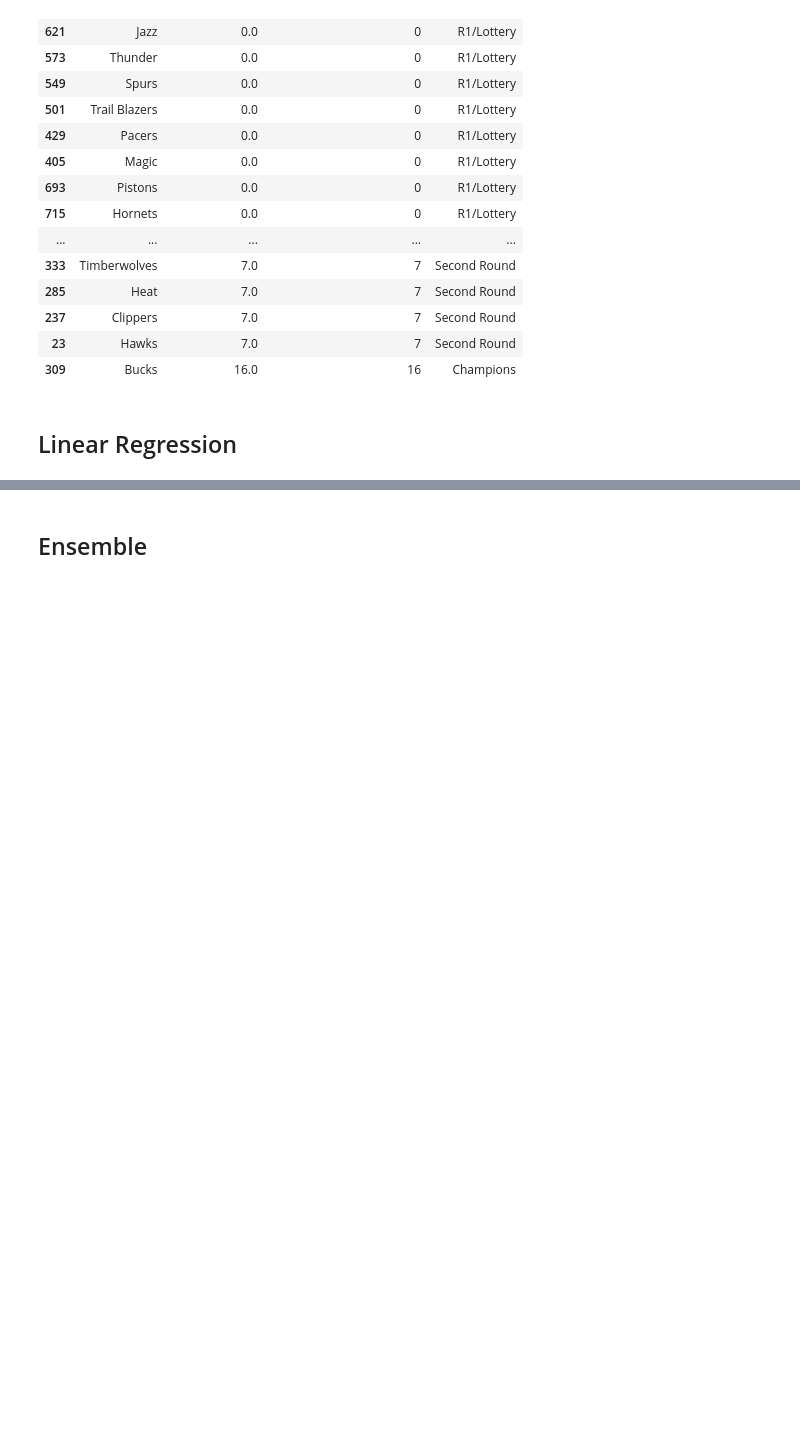
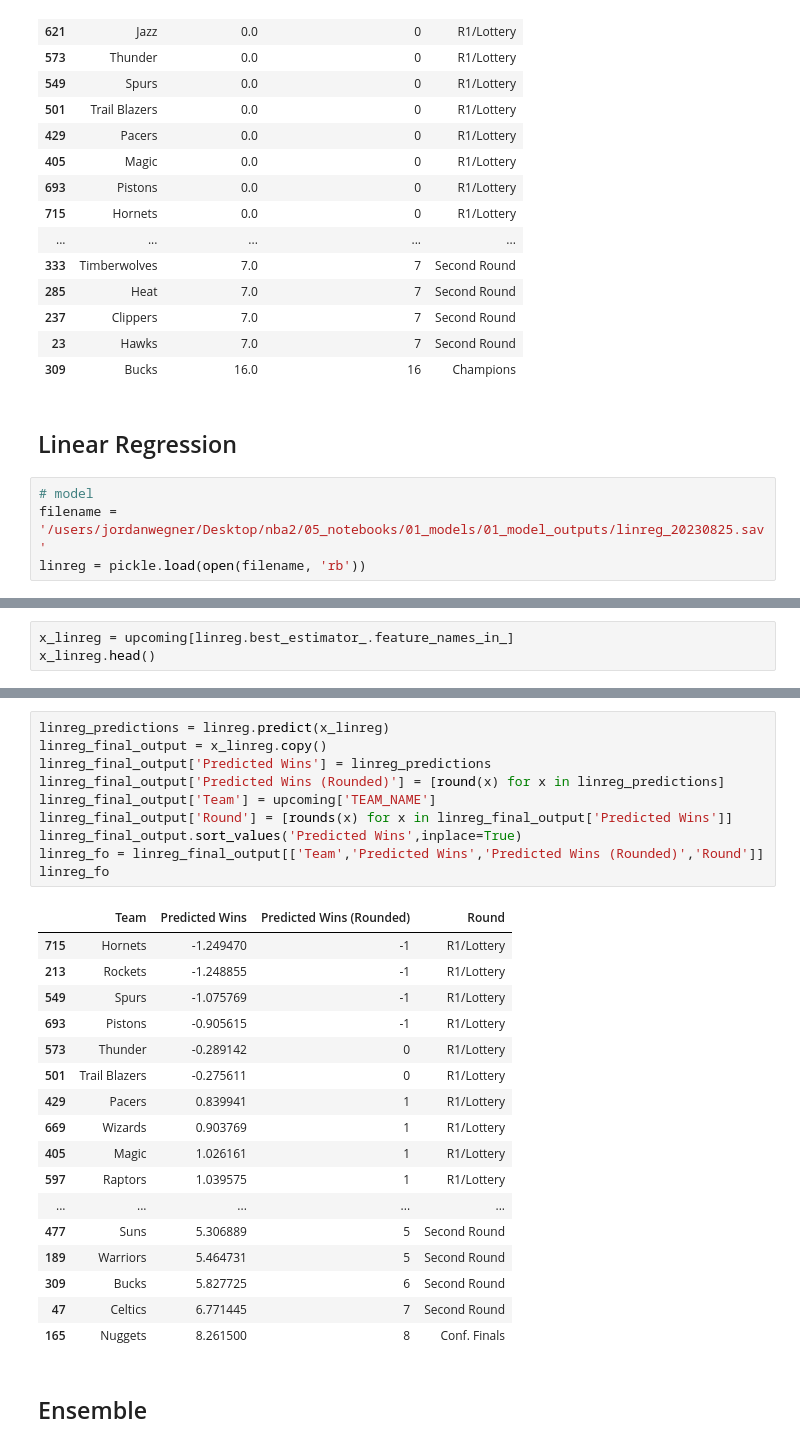
Before and after one commit to jordan-wegner/nba_prediction, a Jupyter notebook: 02_python_functions/NBA_PRESEASON_DATA.ipynb, the cells around one changed output, grey strips where cells are left out. Drawn from its saved outputs; the diff is of its cells as text; blank space fills up the shorter version.

Commit message:
working final output

```diff
--- a/02_python_functions/NBA_PRESEASON_DATA.ipynb
+++ b/02_python_functions/NBA_PRESEASON_DATA.ipynb
@@ -508,3 +508,7 @@ lgbm_fo
 | 309 | Bucks | 16.0 | 16 | Champions |
 # %% [markdown]
 ## Linear Regression
+# %%
+# model
+filename = '/users/jordanwegner/Desktop/nba2/05_notebooks/01_models/01_model_outputs/linreg_20230825.sav'
+linreg = pickle.load(open(filename, 'rb'))
@@ -510,0 +520,3 @@ lgbm_fo
+# %%
+x_linreg = upcoming[linreg.best_estimator_.feature_names_in_]
+x_linreg.head()
@@ -511,2 +530,30 @@ lgbm_fo
+# %%
+linreg_predictions = linreg.predict(x_linreg)
+linreg_final_output = x_linreg.copy()
+linreg_final_output['Predicted Wins'] = linreg_predictions
+linreg_final_output['Predicted Wins (Rounded)'] = [round(x) for x in linreg_predictions]
+linreg_final_output['Team'] = upcoming['TEAM_NAME']
+linreg_final_output['Round'] = [rounds(x) for x in linreg_final_output['Predicted Wins']]
+linreg_final_output.sort_values('Predicted Wins',inplace=True)
+linreg_fo = linreg_final_output[['Team','Predicted Wins','Predicted Wins (Rounded)','Round']]
+linreg_fo
+# %% [output]
+|  | Team | Predicted Wins | Predicted Wins (Rounded) | Round |
+| 715 | Hornets | -1.249470 | -1 | R1/Lottery |
+| 213 | Rockets | -1.248855 | -1 | R1/Lottery |
+| 549 | Spurs | -1.075769 | -1 | R1/Lottery |
+| 693 | Pistons | -0.905615 | -1 | R1/Lottery |
+| 573 | Thunder | -0.289142 | 0 | R1/Lottery |
+| 501 | Trail Blazers | -0.275611 | 0 | R1/Lottery |
+| 429 | Pacers | 0.839941 | 1 | R1/Lottery |
+| 669 | Wizards | 0.903769 | 1 | R1/Lottery |
+| 405 | Magic | 1.026161 | 1 | R1/Lottery |
+| 597 | Raptors | 1.039575 | 1 | R1/Lottery |
+| ... | ... | ... | ... | ... |
+| 477 | Suns | 5.306889 | 5 | Second Round |
+| 189 | Warriors | 5.464731 | 5 | Second Round |
+| 309 | Bucks | 5.827725 | 6 | Second Round |
+| 47 | Celtics | 6.771445 | 7 | Second Round |
+| 165 | Nuggets | 8.261500 | 8 | Conf. Finals |
 # %% [markdown]
 ## Ensemble
```
Also changed, not shown: parts of 32 cells of this notebook.
